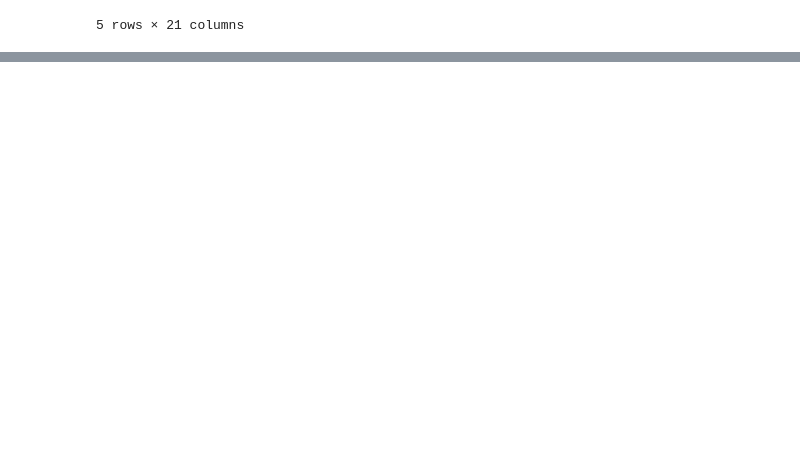
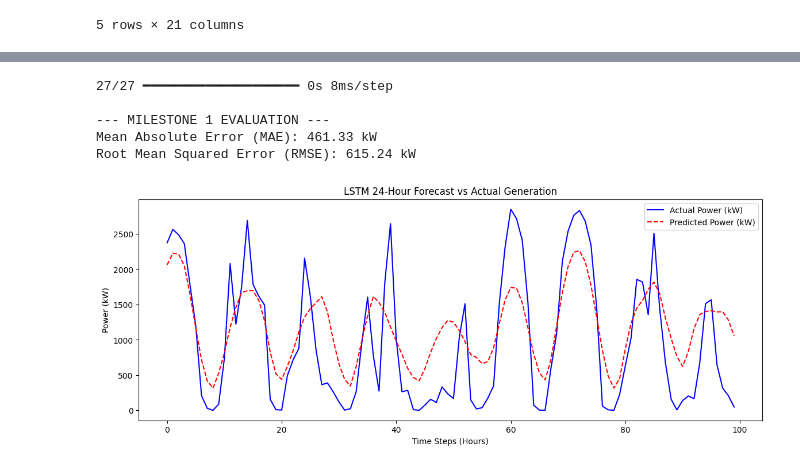
Before and after one commit to Anirudh-020505/Solar-Energy-Forecasting, a Jupyter notebook: solarForecasting.ipynb, the cells around one changed output, grey strips where cells are left out. Saved outputs shown, nothing was run; the diff lists cells and outputs as text; code cells hidden in the pictures; blank space fills up the shorter version.

```diff
--- a/solarForecasting.ipynb
+++ b/solarForecasting.ipynb
@@ -84,6 +105,3 @@ Q3 = df[numeric_cols].quantile(0.75)
 IQR = Q3 - Q1
 lower_bound = Q1 - 1.5 * IQR
 upper_bound = Q3 + 1.5 * IQR
-# %%
-
-df[numeric_cols] = df[numeric_cols].clip(lower=lower_bound, upper=upper_bound, axis=1)
@@ -115,0 +137,5 @@ Final LSTM Input Shape: (4189, 24, 20)
+# %%
+#80/20
+split_idx = int(len(X_lstm) * 0.8)
+X_train_lstm, X_test_lstm = X_lstm[:split_idx], X_lstm[split_idx:]
+y_train_lstm, y_test_lstm = y_lstm[:split_idx], y_lstm[split_idx:]
@@ -115,0 +158,13 @@ Final LSTM Input Shape: (4189, 24, 20)
+# %%
+# 5. TRAINING WITH EARLY STOPPING
+early_stop = EarlyStopping(monitor='val_loss', patience=5, restore_best_weights=True)
+
+print("Starting Model Training...")
+history = model.fit(
+    X_train_lstm, y_train_lstm,
+    epochs=100,
+    batch_size=32,
+    validation_split=0.2,
+    callbacks=[early_stop],
+    verbose=1
+)
@@ -115,0 +189,31 @@ Final LSTM Input Shape: (4189, 24, 20)
+# %%
+# 6. EVALUATION (Milestone Requirement)
+# Make predictions and convert back from 0-1 scaling to actual Kilowatts
+predicted_scaled = model.predict(X_test_lstm)
+predicted_kw = y_scaler.inverse_transform(predicted_scaled)
+actual_kw = y_scaler.inverse_transform(y_test_lstm.reshape(-1, 1))
+
+mae = mean_absolute_error(actual_kw, predicted_kw)
+rmse = np.sqrt(mean_squared_error(actual_kw, predicted_kw))
+
+print("\n--- MILESTONE 1 EVALUATION ---")
+print(f"Mean Absolute Error (MAE): {mae:.2f} kW")
+print(f"Root Mean Squared Error (RMSE): {rmse:.2f} kW")
+# %% [output]
+27/27 ━━━━━━━━━━━━━━━━━━━━ 0s 8ms/step
+
+--- MILESTONE 1 EVALUATION ---
+Mean Absolute Error (MAE): 461.33 kW
+Root Mean Squared Error (RMSE): 615.24 kW
+# %%
+# 7. VISUALIZE PREDICTIONS
+plt.figure(figsize=(14, 5))
+plt.plot(actual_kw[:100], color='blue', label='Actual Power (kW)')
+plt.plot(predicted_kw[:100], color='red', linestyle='dashed', label='Predicted Power (kW)')
+plt.title('LSTM 24-Hour Forecast vs Actual Generation')
+plt.xlabel('Time Steps (Hours)')
+plt.ylabel('Power (kW)')
+plt.legend()
+plt.show()
+# %% [output]
+[figure, added]
```
Also changed, not shown: parts of 36 cells of this notebook.
